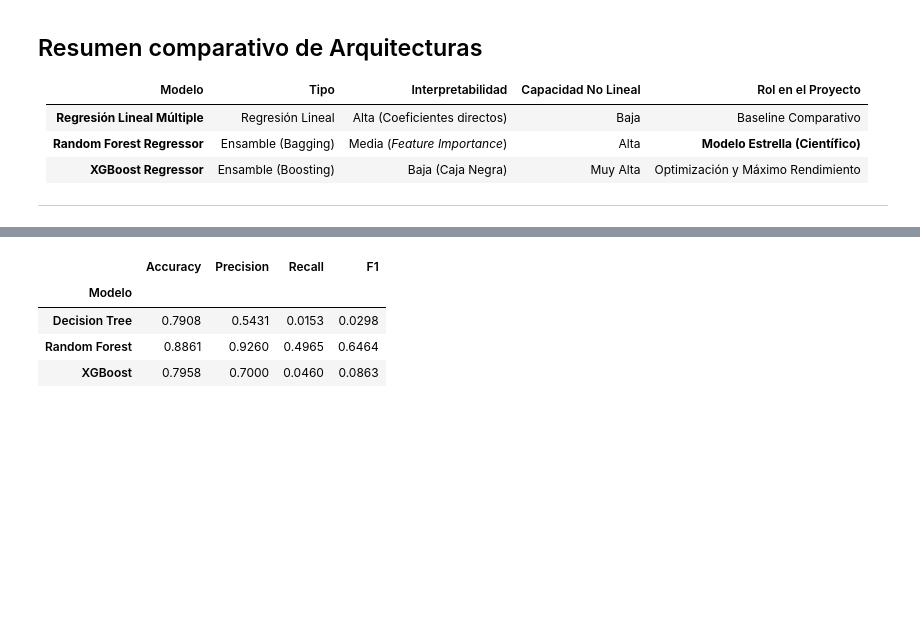
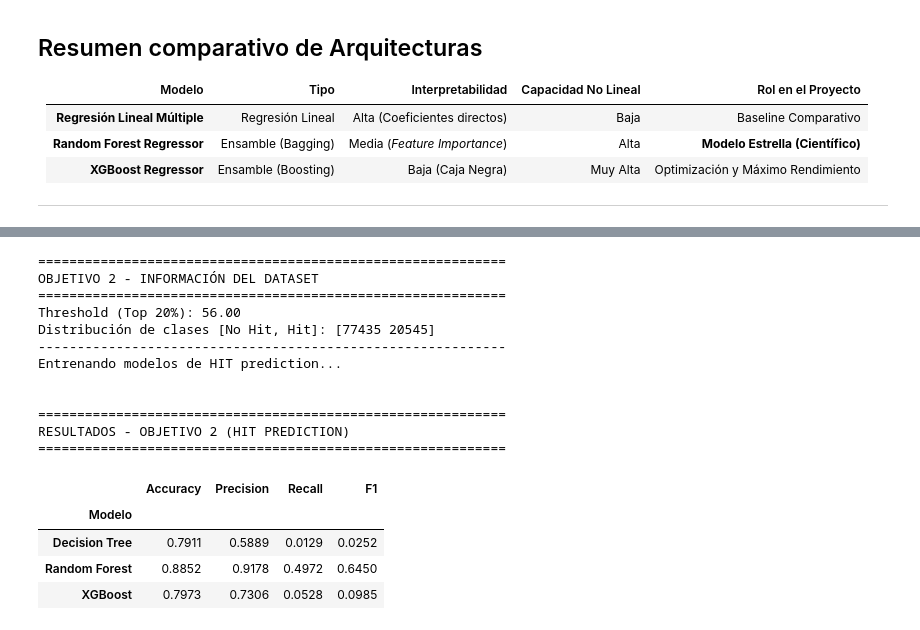
Before and after one commit to CtrlAltBryan/spotify-uide, a Jupyter notebook: notebooks/spotify_analysis.ipynb, the cells around one changed output, grey strips where cells are left out. Drawn from its saved outputs; the diff is of its cells as text; code cells hidden in the pictures; blank space fills up the shorter version.

```diff
--- a/notebooks/spotify_analysis.ipynb
+++ b/notebooks/spotify_analysis.ipynb
@@ -477,15 +560,6 @@ TABLA COMPARATIVA DE DESEMPEÑO - OBJETIVO 1
 # =====================================================================
 # OBJETIVO 2: HIT PREDICTION CONDICIONAL (TOP 20%)
 # =====================================================================
-
-import numpy as np
-import pandas as pd
-from sklearn.model_selection import train_test_split
-from sklearn.preprocessing import StandardScaler
-from sklearn.tree import DecisionTreeClassifier
-from sklearn.ensemble import RandomForestClassifier
-from xgboost import XGBClassifier
-from sklearn.metrics import accuracy_score, precision_score, recall_score, f1_score
 
 # ---------------------------------------------------------------------
 # 1. FILTRADO: solo canciones con interacción
@@ -496,8 +570,16 @@ df_pop = df_cleaned[df_cleaned["popularity"] > 0].copy()
 # 2. DEFINICIÓN DEL TARGET (HIT = TOP 20%)
 # ---------------------------------------------------------------------
 threshold = df_pop["popularity"].quantile(0.80)
+df_pop["hit"] = (df_pop["popularity"] >= threshold).astype(int)
 
-df_pop["hit"] = (df_pop["popularity"] >= threshold).astype(int)
+# ===================== PRINTS DE CONTROL =====================
+print("="*60)
+print("OBJETIVO 2 - INFORMACIÓN DEL DATASET")
+print("="*60)
+print(f"Threshold (Top 20%): {threshold:.2f}")
+print(f"Distribución de clases [No Hit, Hit]: {np.bincount(df_pop['hit'])}")
+print("-"*60)
+print("Entrenando modelos de HIT prediction...\n")
 
 # ---------------------------------------------------------------------
 # 3. VARIABLES INDEPENDIENTES
@@ -514,25 +596,43 @@ y = df_pop["hit"].to_numpy()
 # ---------------------------------------------------------------------
 # 4. SPLIT
 # ---------------------------------------------------------------------
-semilla = 20
-
 X_train, X_test, y_train, y_test = train_test_split(
-    X, y, test_size=0.2, random_state=semilla, stratify=y
+    X,
+    y,
+    test_size=0.2,
+    random_state=mi_semilla,
+    stratify=y
 )
 
 # ---------------------------------------------------------------------
 # 5. ESCALADO
 # ---------------------------------------------------------------------
 scaler = StandardScaler()
+
 X_train = scaler.fit_transform(X_train)
 X_test = scaler.transform(X_test)
 
 # ---------------------------------------------------------------------
 # 6. MODELOS
 # ---------------------------------------------------------------------
-modelo_dt = DecisionTreeClassifier(max_depth=5, random_state=semilla)
-modelo_rf = RandomForestClassifier(n_estimators=100, random_state=semilla, n_jobs=-1)
-modelo_xgb = XGBClassifier(n_estimators=100, learning_rate=0.1, random_state=semilla, n_jobs=-1)
+modelo_dt = DecisionTreeClassifier(
+    max_depth=5,
+    random_state=mi_semilla
+)
+
+modelo_rf = RandomForestClassifier(
+    n_estimators=100,
+    random_state=mi_semilla,
+    n_jobs=-1
+)
+
+modelo_xgb = XGBClassifier(
+    n_estimators=100,
+    learning_rate=0.1,
+    random_state=mi_semilla,
+    n_jobs=-1,
+    eval_metric="logloss"
+)
 
 # ---------------------------------------------------------------------
 # 7. ENTRENAMIENTO
@@ -540,37 +640,53 @@ modelo_xgb = XGBClassifier(n_estimators=100, learning_rate=0.1, random_state=sem
 modelo_dt.fit(X_train, y_train)
 modelo_rf.fit(X_train, y_train)
 modelo_xgb.fit(X_train, y_train)
 
 # ---------------------------------------------------------------------
 # 8. PREDICCIONES
 # ---------------------------------------------------------------------
 pred_dt = modelo_dt.predict(X_test)
 pred_rf = modelo_rf.predict(X_test)
 pred_xgb = modelo_xgb.predict(X_test)
 
 # ---------------------------------------------------------------------
 # 9. MÉTRICAS
 # ---------------------------------------------------------------------
 def evaluar(nombre, y_true, y_pred):
     return {
         "Modelo": nombre,
         "Accuracy": round(accuracy_score(y_true, y_pred), 4),
         "Precision": round(precision_score(y_true, y_pred), 4),
         "Recall": round(recall_score(y_true, y_pred), 4),
         "F1": round(f1_score(y_true, y_pred), 4)
     }
 
-resultados = [
+resultados = pd.DataFrame([
     evaluar("Decision Tree", y_test, pred_dt),
     evaluar("Random Forest", y_test, pred_rf),
     evaluar("XGBoost", y_test, pred_xgb)
-]
+]).set_index("Modelo")
 
-df_resultados = pd.DataFrame(resultados).set_index("Modelo")
-df_resultados
+# ===================== OUTPUT FINAL =====================
+print("\n" + "="*60)
+print("RESULTADOS - OBJETIVO 2 (HIT PREDICTION)")
+print("="*60)
+
+resultados
 # %% [output]
+============================================================
+OBJETIVO 2 - INFORMACIÓN DEL DATASET
+============================================================
+Threshold (Top 20%): 56.00
+Distribución de clases [No Hit, Hit]: [77435 20545]
+------------------------------------------------------------
+Entrenando modelos de HIT prediction...
+
+
+============================================================
+RESULTADOS - OBJETIVO 2 (HIT PREDICTION)
+============================================================
 |  | Accuracy | Precision | Recall | F1 |
 | Modelo |  |  |  |  |
-| Decision Tree | 0.7908 | 0.5431 | 0.0153 | 0.0298 |
-| Random Forest | 0.8861 | 0.9260 | 0.4965 | 0.6464 |
-| XGBoost | 0.7958 | 0.7000 | 0.0460 | 0.0863 |
+| Decision Tree | 0.7911 | 0.5889 | 0.0129 | 0.0252 |
+| Random Forest | 0.8852 | 0.9178 | 0.4972 | 0.6450 |
+| XGBoost | 0.7973 | 0.7306 | 0.0528 | 0.0985 |
```
Also changed, not shown: parts of 12 cells of this notebook.
